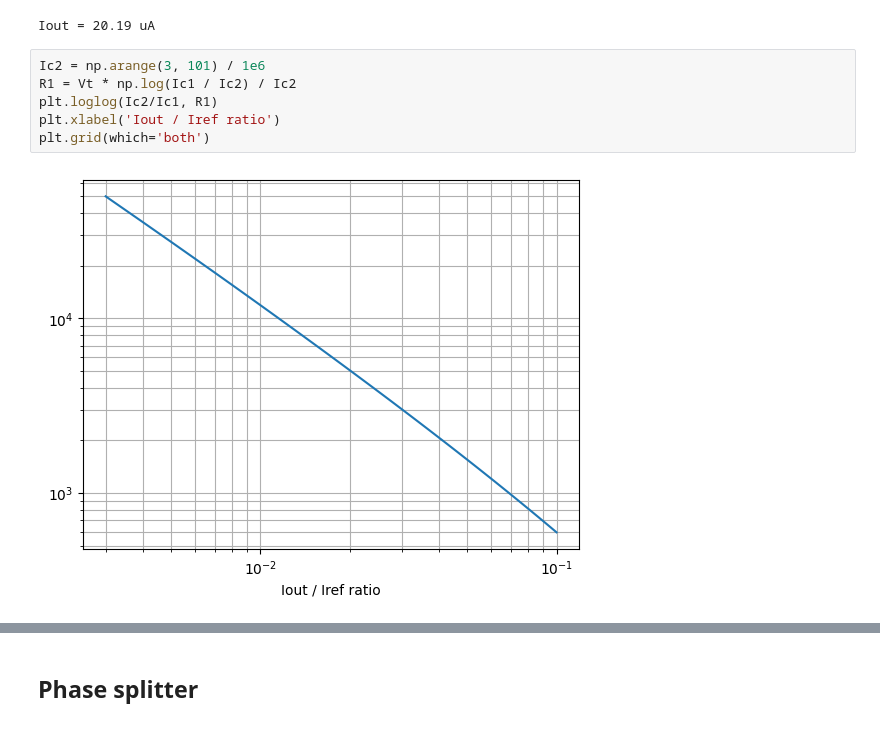
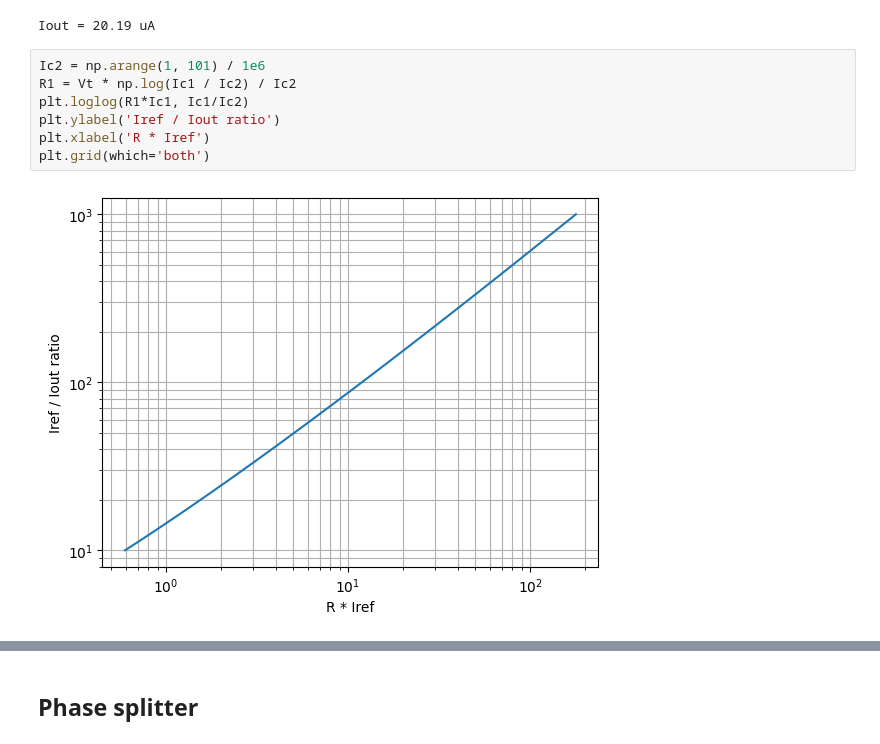
Before and after one commit to chenshuo/nuedc, a Jupyter notebook: docs/bjt-circuits.ipynb, the cells around one changed output, grey strips where cells are left out. Saved outputs shown, nothing was run; the diff lists cells and outputs as text.

```diff
--- a/docs/bjt-circuits.ipynb
+++ b/docs/bjt-circuits.ipynb
@@ -740,10 +853,11 @@ if root.converged:
 # %% [output]
 Iout = 20.19 uA
 # %%
-Ic2 = np.arange(3, 101) / 1e6
+Ic2 = np.arange(1, 101) / 1e6
 R1 = Vt * np.log(Ic1 / Ic2) / Ic2
-plt.loglog(Ic2/Ic1, R1)
-plt.xlabel('Iout / Iref ratio')
+plt.loglog(R1*Ic1, Ic1/Ic2)
+plt.ylabel('Iref / Iout ratio')
+plt.xlabel('R * Iref')
 plt.grid(which='both')
 # %% [output]
-[figure, old version]
+[figure, new version]
```
Also changed, not shown: parts of 9 cells of this notebook.
